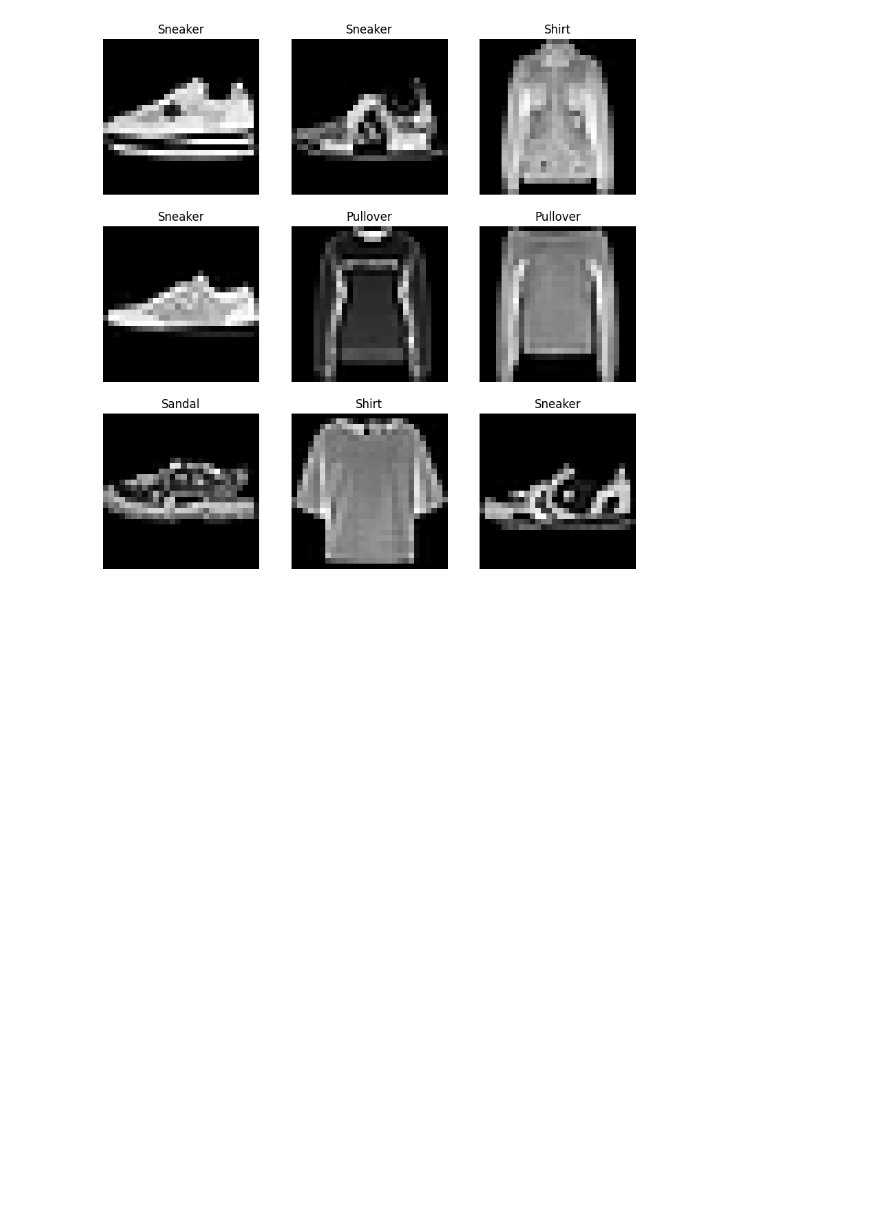
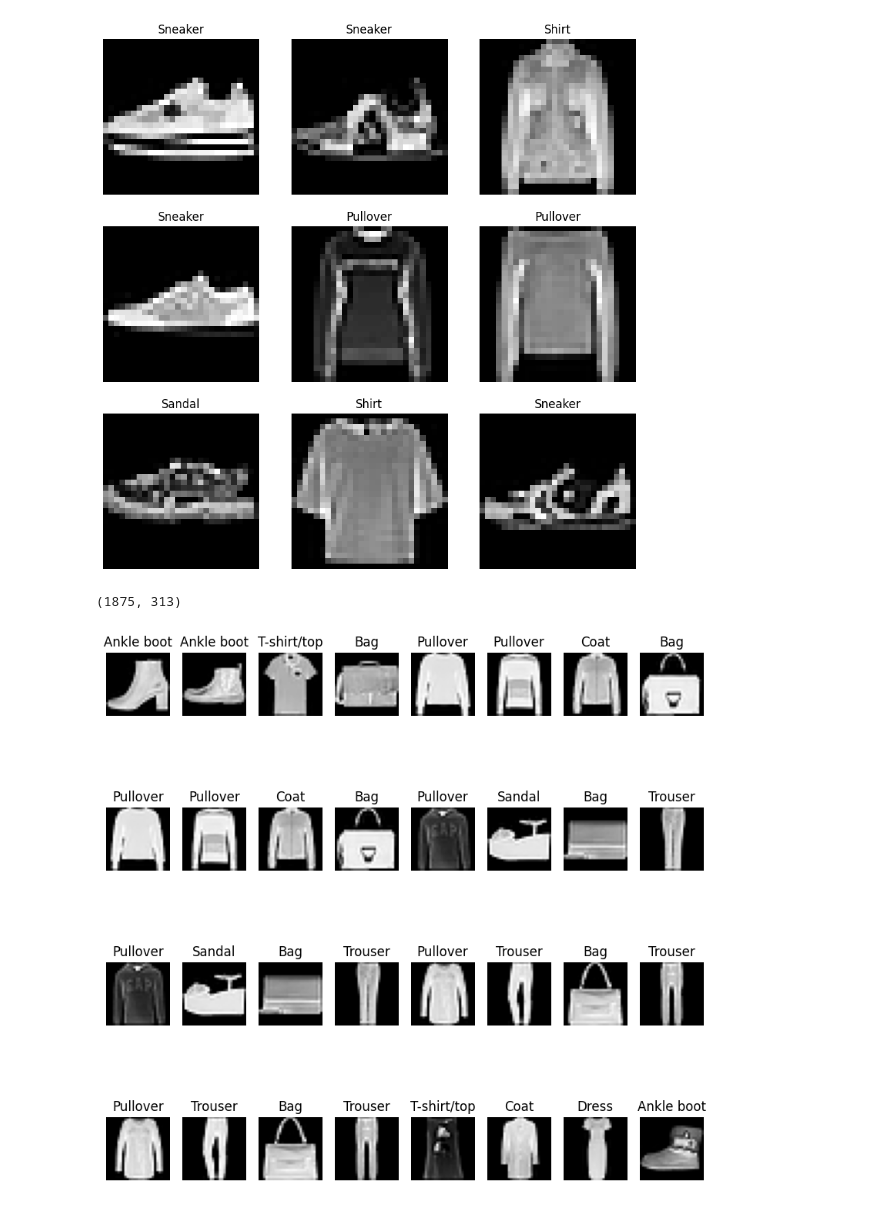
Before and after one commit to Siuuuuuu0/ML-DL, a Jupyter notebook: CV.ipynb, the cells around one changed output. Cells and saved outputs as stored; diff of their text form; code cells hidden in the pictures; blank space fills up the shorter version.

```diff
--- a/CV.ipynb
+++ b/CV.ipynb
@@ -65,5 +73,24 @@ for i in range(3):
 # %% [output]
 [figure]
 # %%
-train_dataloader = DataLoader(train_data, batch_size=32, shuffle=True)
-test_dataloader = DataLoader(test_data, batch_size=32, shuffle=False)
+BATCH_SIZE = 32
+train_dataloader = DataLoader(train_data, batch_size=BATCH_SIZE, shuffle=True)
+test_dataloader = DataLoader(test_data, batch_size=BATCH_SIZE, shuffle=False)
+# %%
+len(train_dataloader), len(test_dataloader)
+# %% [output]
+(1875, 313)
+# %%
+train_features_batch, train_labels_batch = next(iter(train_dataloader))
+# %%
+fig, axes = plt.subplots(nrows=4, ncols=8, figsize=(10,10))
+
+for i in range(4):
+  for j in range(8):
+    idx = i*4+j
+    img, label = train_features_batch[idx], train_labels_batch[idx]
+    axes[i, j].imshow(img.squeeze(), cmap="gray")
+    axes[i, j].set_title(class_names[label])
+    axes[i, j].axis(False)
+# %% [output]
+[figure, added]
```
Also changed, not shown: parts of 30 cells of this notebook.
